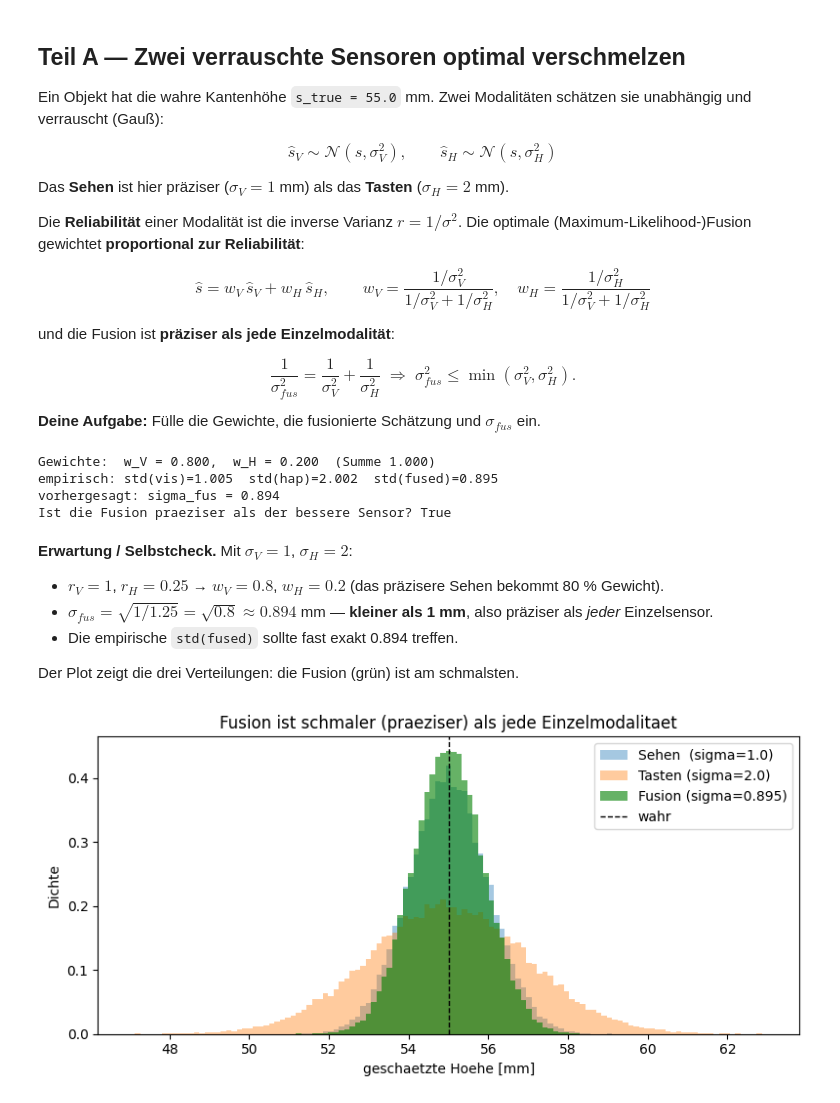
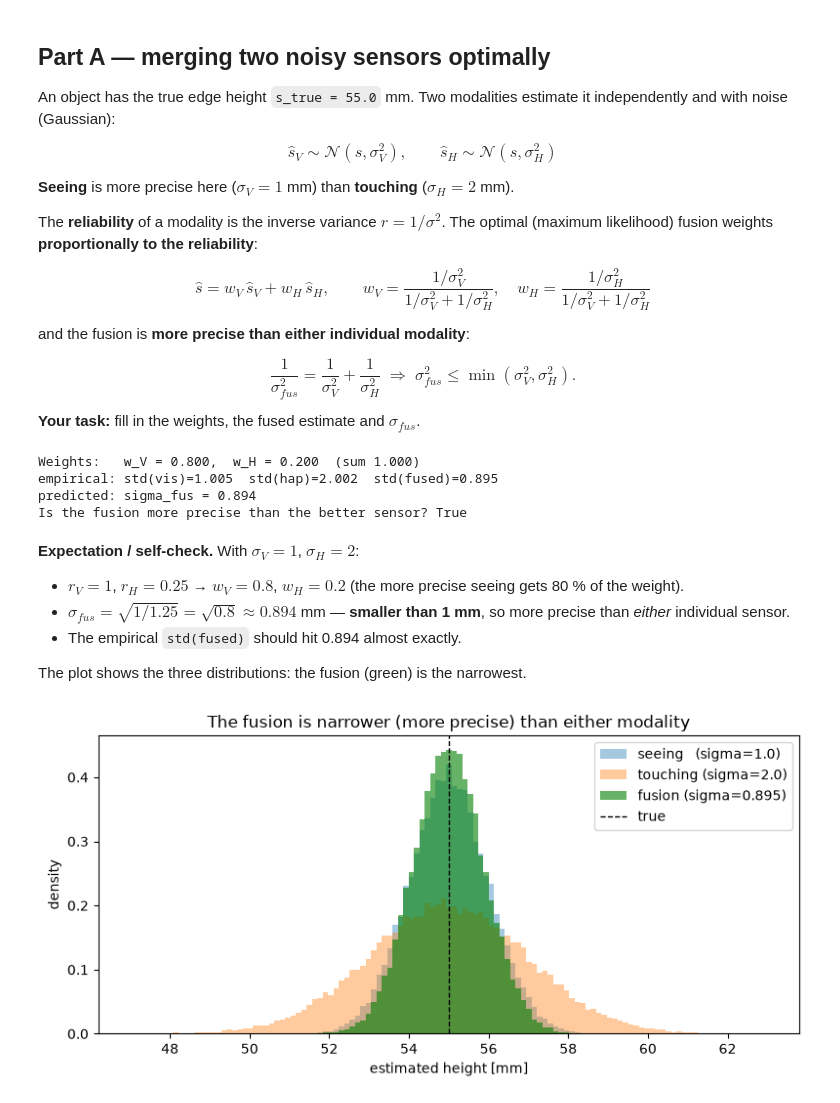
Before and after one commit to TimonLudwig1/Practice-Lab, a Jupyter notebook: xtAI_Learn-Repository/modules/18-multimodal-interfaces/projects/01-basic/solution/cue_integration_solution.ipynb, the cells around one changed output. Cells and saved outputs as stored; diff of their text form; code cells hidden in the pictures.

```diff
--- a/xtAI_Learn-Repository/modules/18-multimodal-interfaces/projects/01-basic/solution/cue_integration_solution.ipynb
+++ b/xtAI_Learn-Repository/modules/18-multimodal-interfaces/projects/01-basic/solution/cue_integration_solution.ipynb
@@ -44,75 +47,77 @@ N = 40000                        # Zahl simulierter Wahrnehmungen
 # %% [markdown]
-## Teil A — Zwei verrauschte Sensoren optimal verschmelzen
+## Part A — merging two noisy sensors optimally
 
-Ein Objekt hat die wahre Kantenhöhe `s_true = 55.0` mm. Zwei Modalitäten schätzen sie unabhängig
-und verrauscht (Gauß):
+An object has the true edge height `s_true = 55.0` mm. Two modalities estimate it independently
+and with noise (Gaussian):
 
 $$\hat{s}_V \sim \mathcal{N}(s, \sigma_V^2), \qquad \hat{s}_H \sim \mathcal{N}(s, \sigma_H^2)$$
 
-Das **Sehen** ist hier präziser ($\sigma_V = 1$ mm) als das **Tasten** ($\sigma_H = 2$ mm).
+**Seeing** is more precise here ($\sigma_V = 1$ mm) than **touching** ($\sigma_H = 2$ mm).
 
-Die **Reliabilität** einer Modalität ist die inverse Varianz $r = 1/\sigma^2$. Die optimale
-(Maximum-Likelihood-)Fusion gewichtet **proportional zur Reliabilität**:
+The **reliability** of a modality is the inverse variance $r = 1/\sigma^2$. The optimal
+(maximum likelihood) fusion weights **proportionally to the reliability**:
 
 $$\hat{s} = w_V\,\hat{s}_V + w_H\,\hat{s}_H, \qquad
   w_V = \frac{1/\sigma_V^2}{1/\sigma_V^2 + 1/\sigma_H^2}, \quad
   w_H = \frac{1/\sigma_H^2}{1/\sigma_V^2 + 1/\sigma_H^2}$$
 
-und die Fusion ist **präziser als jede Einzelmodalität**:
+and the fusion is **more precise than either individual modality**:
 
 $$\frac{1}{\sigma_{fus}^2} = \frac{1}{\sigma_V^2} + \frac{1}{\sigma_H^2}
   \;\Longrightarrow\; \sigma_{fus}^2 \le \min(\sigma_V^2, \sigma_H^2).$$
 
-**Deine Aufgabe:** Fülle die Gewichte, die fusionierte Schätzung und $\sigma_{fus}$ ein.
+**Your task:** fill in the weights, the fused estimate and $\sigma_{fus}$.
 # %%
-s_true  = 55.0   # wahre Kantenhoehe in mm
-sigma_V = 1.0    # Sehen: praeziser
-sigma_H = 2.0    # Tasten: unpraeziser
+s_true  = 55.0   # the true edge height in mm
+sigma_V = 1.0    # seeing: more precise
+sigma_H = 2.0    # touching: less precise
 
-# Simuliere N unabhaengige verrauschte Messungen je Modalitaet
+# Simulate N independent noisy measurements per modality
 vis = rng.normal(s_true, sigma_V, N)
 hap = rng.normal(s_true, sigma_H, N)
 
-# Reliabilitaeten (inverse Varianzen)
+# reliabilities (inverse variances)
 r_V = 1.0 / sigma_V**2
 r_H = 1.0 / sigma_H**2
 
-# inverse-Varianz-Gewichte (addieren sich zu 1)
+# the inverse-variance weights (they add up to 1)
 w_V = r_V / (r_V + r_H)
 w_H = r_H / (r_V + r_H)
 
-# fusionierte Schaetzung (elementweise, pro Wahrnehmung)
+# the fused estimate (element-wise, per percept)
 fused = w_V * vis + w_H * hap
 
-# vorhergesagte Fusionsstandardabweichung sigma_fus
+# the predicted fusion standard deviation sigma_fus
 sigma_fus_pred = np.sqrt(1.0 / (r_V + r_H))
 
-print(f"Gewichte:  w_V = {w_V:.3f},  w_H = {w_H:.3f}  (Summe {w_V+w_H:.3f})")
-print(f"empirisch: std(vis)={vis.std():.3f}  std(hap)={hap.std():.3f}  std(fused)={fused.std():.3f}")
-print(f"vorhergesagt: sigma_fus = {sigma_fus_pred:.3f}")
-print(f"Ist die Fusion praeziser als der bessere Sensor? {fused.std() < min(sigma_V, sigma_H)}")
+print(f"Weights:   w_V = {w_V:.3f},  w_H = {w_H:.3f}  (sum {w_V+w_H:.3f})")
+print(f"empirical: std(vis)={vis.std():.3f}  std(hap)={hap.std():.3f}  std(fused)={fused.std():.3f}")
+print(f"predicted: sigma_fus = {sigma_fus_pred:.3f}")
+print(f"Is the fusion more precise than the better sensor? {fused.std() < min(sigma_V, sigma_H)}")
 # %% [output]
-Gewichte:  w_V = 0.800,  w_H = 0.200  (Summe 1.000)
-empirisch: std(vis)=1.005  std(hap)=2.002  std(fused)=0.895
-vorhergesagt: sigma_fus = 0.894
-Ist die Fusion praeziser als der bessere Sensor? True
+Weights:   w_V = 0.800,  w_H = 0.200  (sum 1.000)
+empirical: std(vis)=1.005  std(hap)=2.002  std(fused)=0.895
+predicted: sigma_fus = 0.894
+Is the fusion more precise than the better sensor? True
 # %% [markdown]
-**Erwartung / Selbstcheck.** Mit $\sigma_V=1$, $\sigma_H=2$:
-- $r_V = 1$, $r_H = 0.25$ → $w_V = 0.8$, $w_H = 0.2$ (das präzisere Sehen bekommt 80 % Gewicht).
-- $\sigma_{fus} = \sqrt{1/1.25} = \sqrt{0.8} \approx 0.894$ mm — **kleiner als 1 mm**, also präziser als *jeder* Einzelsensor.
-- Die empirische `std(fused)` sollte fast exakt 0.894 treffen.
+**Expectation / self-check.** With $\sigma_V=1$, $\sigma_H=2$:
+- $r_V = 1$, $r_H = 0.25$ → $w_V = 0.8$, $w_H = 0.2$ (the more precise seeing gets 80 % of the
+  weight).
+- $\sigma_{fus} = \sqrt{1/1.25} = \sqrt{0.8} \approx 0.894$ mm — **smaller than 1 mm**, so more
+  precise than *either* individual sensor.
+- The empirical `std(fused)` should hit 0.894 almost exactly.
 
-Der Plot zeigt die drei Verteilungen: die Fusion (grün) ist am schmalsten.
+The plot shows the three distributions: the fusion (green) is the narrowest.
 # %%
 fig, ax = plt.subplots(figsize=(8, 4))
 bins = np.linspace(s_true - 8, s_true + 8, 120)
-ax.hist(vis,   bins=bins, alpha=0.4, density=True, label=f"Sehen  (sigma={sigma_V})")
-ax.hist(hap,   bins=bins, alpha=0.4, density=True, label=f"Tasten (sigma={sigma_H})")
+ax.hist(vis,   bins=bins, alpha=0.4, density=True, label=f"seeing   (sigma={sigma_V})")
+ax.hist(hap,   bins=bins, alpha=0.4, density=True, label=f"touching (sigma={sigma_H})")
 ax.hist(fused, bins=bins, alpha=0.6, density=True, color="green",
-        label=f"Fusion (sigma={fused.std():.3f})")
-ax.axvline(s_true, color="k", ls="--", lw=1, label="wahr")
-ax.set_xlabel("geschaetzte Hoehe [mm]"); ax.set_ylabel("Dichte")
-ax.set_title("Fusion ist schmaler (praeziser) als jede Einzelmodalitaet")
+        label=f"fusion (sigma={fused.std():.3f})")
+ax.axvline(s_true, color="k", ls="--", lw=1, label="true")
+ax.set_xlabel("estimated height [mm]"); ax.set_ylabel("density")
+ax.set_title("The fusion is narrower (more precise) than either modality")
 ax.legend(); fig.tight_layout(); plt.show()
 # %% [output]
-[figure, old version]
+[figure, new version]
```
Also changed, not shown: parts of 18 cells of this notebook, 2 other files.
